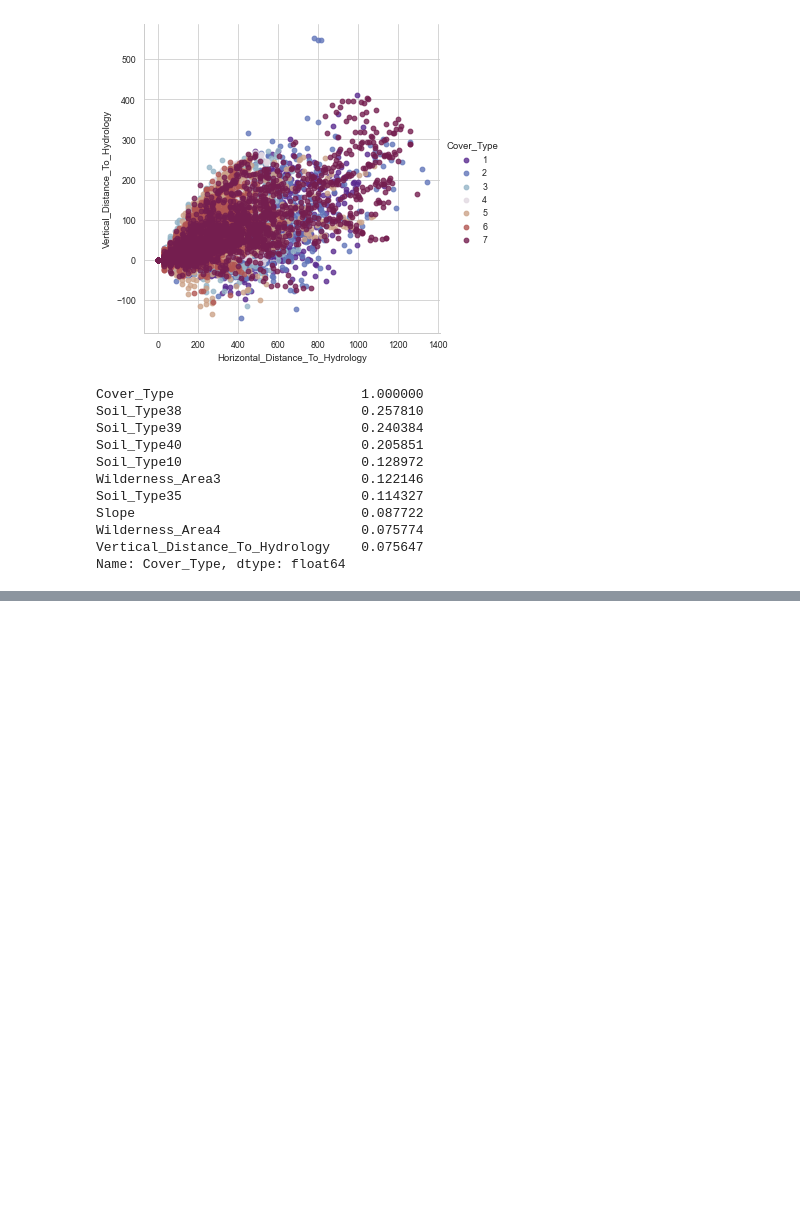
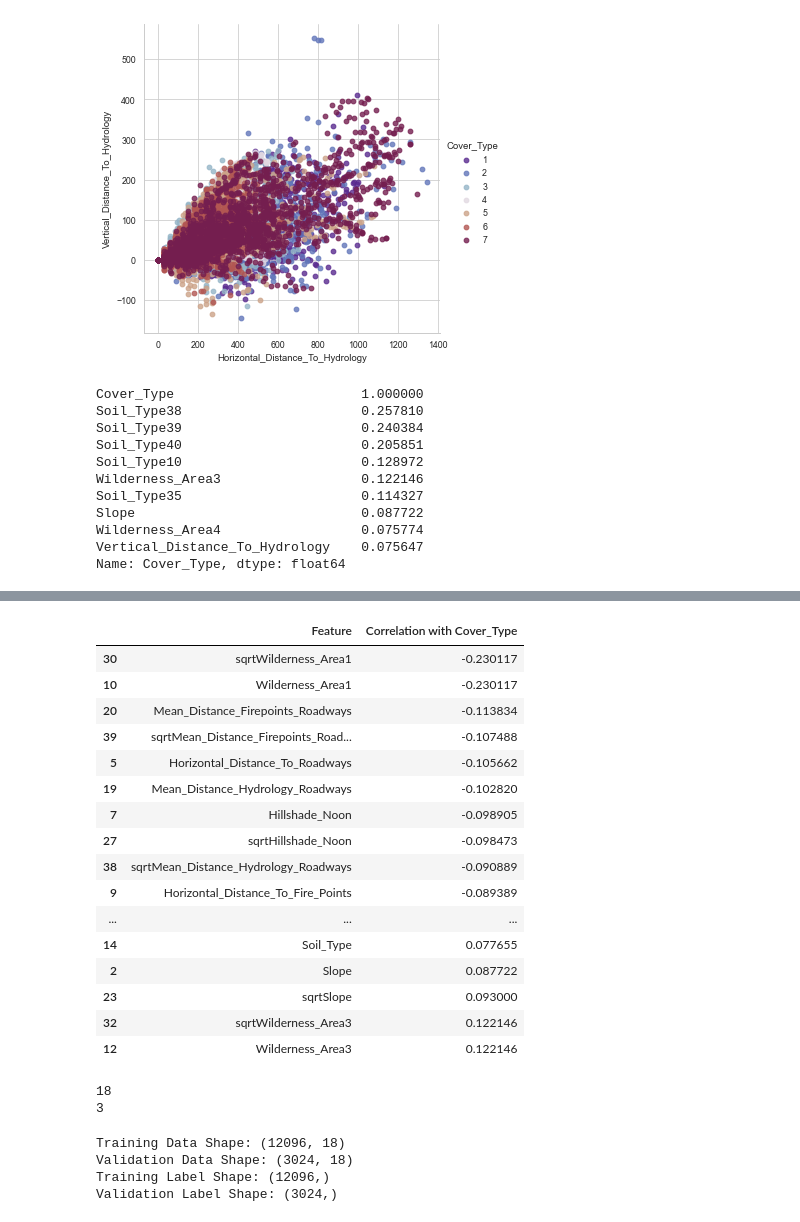
Before and after one commit to 0710-RIshI/Forest-Covertype-Prediction, a Jupyter notebook: Iter_1.ipynb, the cells around one changed output, grey strips where cells are left out. Drawn from its saved outputs; the diff is of its cells as text; code cells hidden in the pictures; blank space fills up the shorter version.

```diff
--- a/Iter_1.ipynb
+++ b/Iter_1.ipynb
@@ -372,0 +379,3 @@ UFuncTypeError: ufunc 'subtract' did not contain a loop with signature matching
+# %%
+trees_w_numeric_soil['Euclidian_Distance_To_Hydrology'] = (trees_w_numeric_soil['Horizontal_Distance_To_Hydrology']**2 + trees_w_numeric_soil['Vertical_Distance_To_Hydrology']**2)**0.5
+trees_w_numeric_soil.describe()
@@ -372,0 +397,5 @@ UFuncTypeError: ufunc 'subtract' did not contain a loop with signature matching
+# %%
+trees_w_numeric_soil['Mean_Elevation_Vertical_Distance_Hydrology'] = (df['Elevation'] + trees_w_numeric_soil['Vertical_Distance_To_Hydrology'])/2
+trees_w_numeric_soil['Mean_Distance_Hydrology_Firepoints'] = (trees_w_numeric_soil['Horizontal_Distance_To_Hydrology'] + trees_w_numeric_soil['Horizontal_Distance_To_Fire_Points'])/2
+trees_w_numeric_soil['Mean_Distance_Hydrology_Roadways'] = (trees_w_numeric_soil['Horizontal_Distance_To_Hydrology'] + trees_w_numeric_soil['Horizontal_Distance_To_Roadways'])/2
+trees_w_numeric_soil['Mean_Distance_Firepoints_Roadways'] = (trees_w_numeric_soil['Horizontal_Distance_To_Fire_Points'] + trees_w_numeric_soil['Horizontal_Distance_To_Roadways'])/2
@@ -372,0 +423,7 @@ UFuncTypeError: ufunc 'subtract' did not contain a loop with signature matching
+# %%
+for col in trees_w_numeric_soil.columns:
+    if trees_w_numeric_soil[col].min() >= 0:
+        if col == 'Cover_Type':
+            next
+        else:
+            trees_w_numeric_soil['sqrt' +col] = np.sqrt(trees_w_numeric_soil[col])
@@ -372,0 +449,47 @@ UFuncTypeError: ufunc 'subtract' did not contain a loop with signature matching
+# %%
+correlations_transformed = pd.DataFrame(trees_w_numeric_soil.corr(method='pearson'))
+correlations_transformed = pd.DataFrame(correlations_transformed["Cover_Type"]).reset_index()
+correlations_transformed.columns = ["Feature", "Correlation with Cover_Type"]
+correlations_transformed = (correlations_transformed[correlations_transformed["Feature"] != "Cover_Type"].sort_values(by="Correlation with Cover_Type", ascending=True))
+display(correlations_transformed)
+# %% [output]
+|  | Feature | Correlation with Cover_Type |
+| 30 | sqrtWilderness_Area1 | -0.230117 |
+| 10 | Wilderness_Area1 | -0.230117 |
+| 20 | Mean_Distance_Firepoints_Roadways | -0.113834 |
+| 39 | sqrtMean_Distance_Firepoints_Road... | -0.107488 |
+| 5 | Horizontal_Distance_To_Roadways | -0.105662 |
+| 19 | Mean_Distance_Hydrology_Roadways | -0.102820 |
+| 7 | Hillshade_Noon | -0.098905 |
+| 27 | sqrtHillshade_Noon | -0.098473 |
+| 38 | sqrtMean_Distance_Hydrology_Roadways | -0.090889 |
+| 9 | Horizontal_Distance_To_Fire_Points | -0.089389 |
+| ... | ... | ... |
+| 14 | Soil_Type | 0.077655 |
+| 2 | Slope | 0.087722 |
+| 23 | sqrtSlope | 0.093000 |
+| 32 | sqrtWilderness_Area3 | 0.122146 |
+| 12 | Wilderness_Area3 | 0.122146 |
+# %%
+transformed_features = ['sqrtHorizontal_Distance_To_Hydrology', 'sqrtMean_Distance_Hydrology_Roadways', 'sqrtEuclidian_Distance_To_Hydrology',
+                        'Mean_Elevation_Vertical_Distance_Hydrology', 'Mean_Distance_Firepoints_Roadways', 'Mean_Distance_Hydrology_Firepoints', ]
+
+all_features = (['Elevation', 'Aspect', 'Slope', 'Vertical_Distance_To_Hydrology', 'Horizontal_Distance_To_Roadways','Hillshade_Noon', 'Hillshade_3pm', 'Horizontal_Distance_To_Fire_Points'] + wilderness_areas + ['Soil_Type'] + transformed_features)
+print(len(all_features))
+print(len(wilderness_areas))
+trees_training = trees_w_numeric_soil[all_features]
+labels_training = trees_w_numeric_soil["Cover_Type"].to_numpy()
+# %% [output]
+18
+3
+# %%
+X_Train,X_Valid,Y_Train,Y_Valid = train_test_split(trees_training,labels_training,test_size=0.2,random_state=1)
+print('Training Data Shape:', X_Train.shape)
+print('Validation Data Shape:', X_Valid.shape)
+print('Training Label Shape:', Y_Train.shape)
+print('Validation Label Shape:', Y_Valid.shape)
+# %% [output]
+Training Data Shape: (12096, 18)
+Validation Data Shape: (3024, 18)
+Training Label Shape: (12096,)
+Validation Label Shape: (3024,)
```
Also changed, not shown: parts of 19 cells of this notebook.
